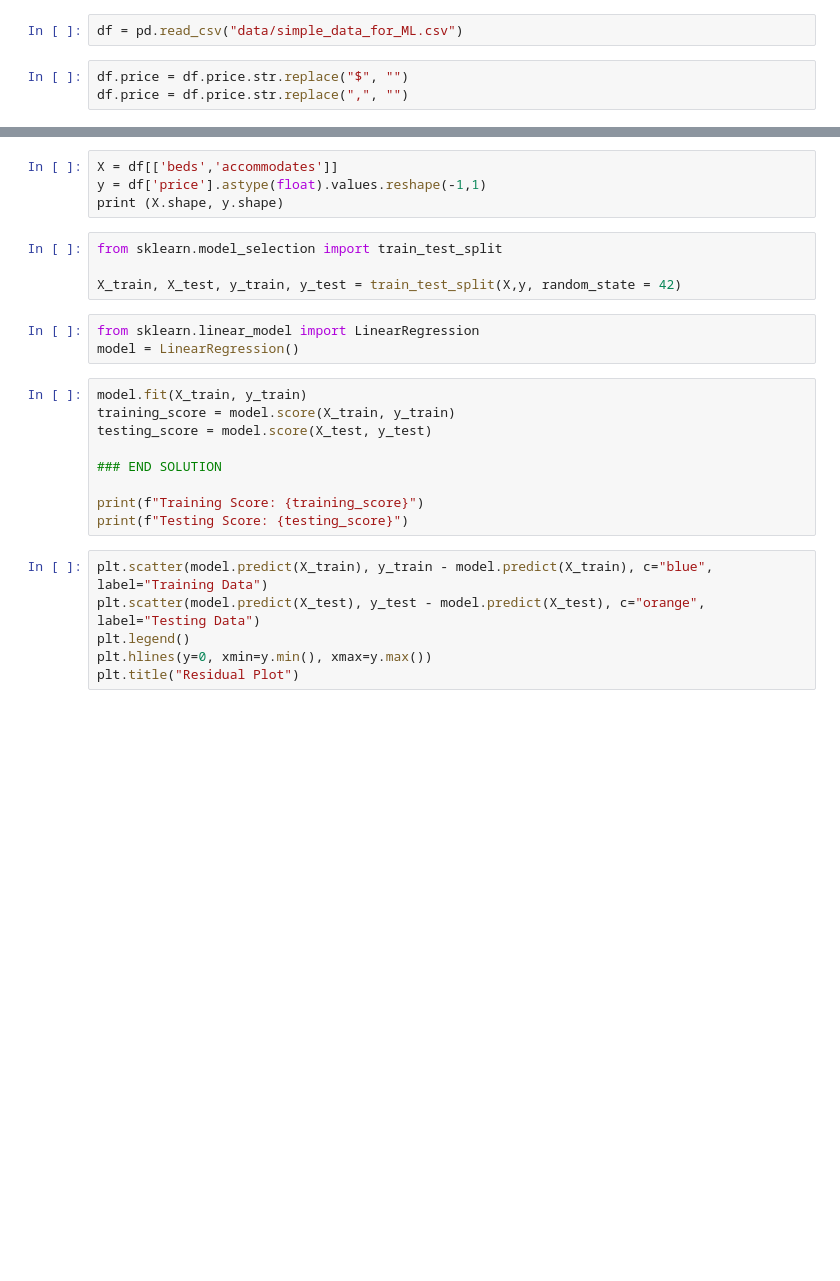
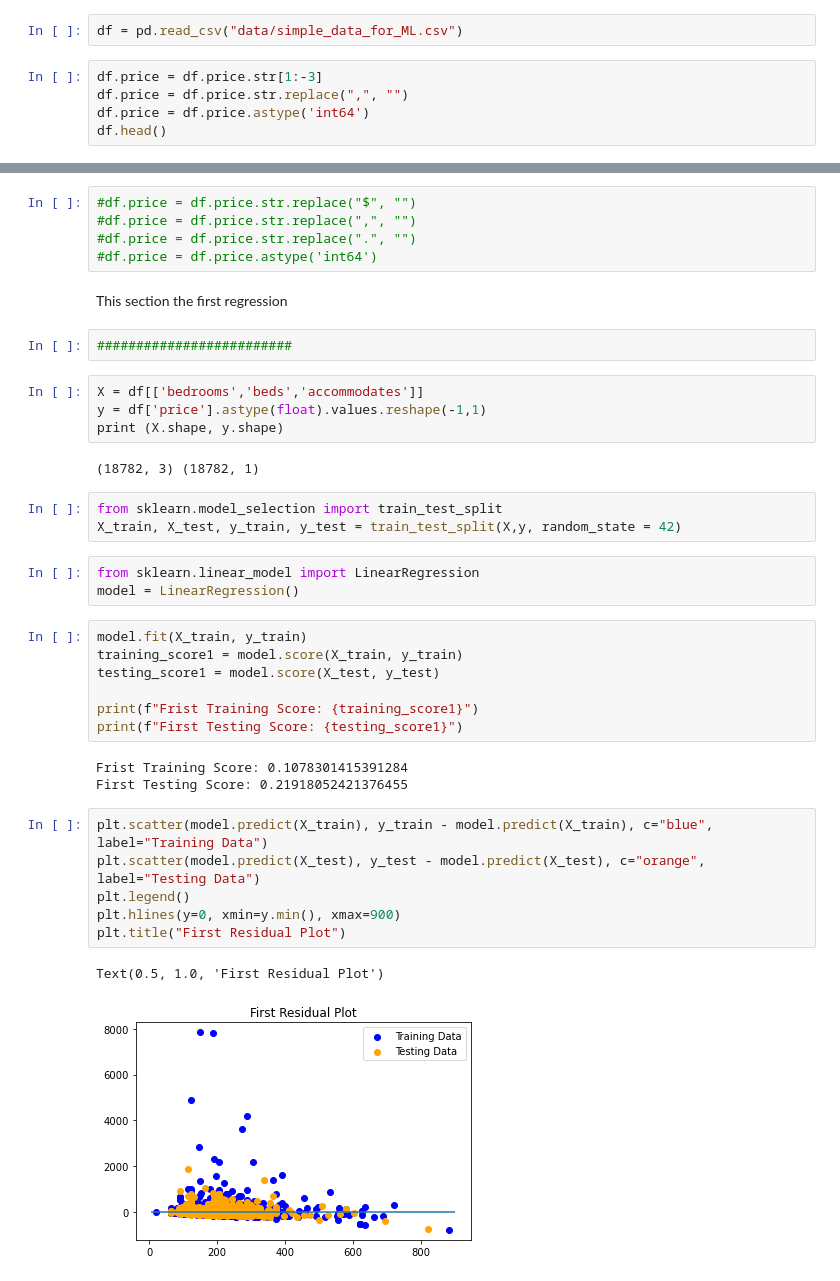
Before and after one commit to zhr47/Final_Project, a Jupyter notebook: ML_model.ipynb, the cells around one changed output, grey strips where cells are left out. Saved outputs shown, nothing was run; the diff lists cells and outputs as text; blank space fills up the shorter version.

```diff
--- a/ML_model.ipynb
+++ b/ML_model.ipynb
@@ -13,5 +22,7 @@ import tensorflow
 # %%
 df = pd.read_csv("data/simple_data_for_ML.csv")
 # %%
-df.price = df.price.str.replace("$", "")
+df.price = df.price.str[1:-3]
 df.price = df.price.str.replace(",", "")
+df.price = df.price.astype('int64')
+df.head()
@@ -18,26 +36,40 @@ df.price = df.price.str.replace(",", "")
+# %%
+#df.price = df.price.str.replace("$", "")
+#df.price = df.price.str.replace(",", "")
+#df.price = df.price.str.replace(".", "")
+#df.price = df.price.astype('int64')
+# %% [markdown]
+This section the first regression
+# %%
+#########################
 # %%
-X = df[['beds','accommodates']]
+X = df[['bedrooms','beds','accommodates']]
 y = df['price'].astype(float).values.reshape(-1,1)
 print (X.shape, y.shape)
+# %% [output]
+(18782, 3) (18782, 1)
 # %%
 from sklearn.model_selection import train_test_split
-
 X_train, X_test, y_train, y_test = train_test_split(X,y, random_state = 42)
 # %%
 from sklearn.linear_model import LinearRegression
 model = LinearRegression()
 # %%
 model.fit(X_train, y_train)
-training_score = model.score(X_train, y_train)
-testing_score = model.score(X_test, y_test)
+training_score1 = model.score(X_train, y_train)
+testing_score1 = model.score(X_test, y_test)
 
-### END SOLUTION
-
-print(f"Training Score: {training_score}")
-print(f"Testing Score: {testing_score}")
+print(f"Frist Training Score: {training_score1}")
+print(f"First Testing Score: {testing_score1}")
+# %% [output]
+Frist Training Score: 0.1078301415391284
+First Testing Score: 0.21918052421376455
 # %%
 plt.scatter(model.predict(X_train), y_train - model.predict(X_train), c="blue", label="Training Data")
 plt.scatter(model.predict(X_test), y_test - model.predict(X_test), c="orange", label="Testing Data")
 plt.legend()
-plt.hlines(y=0, xmin=y.min(), xmax=y.max())
-plt.title("Residual Plot")
+plt.hlines(y=0, xmin=y.min(), xmax=900)
+plt.title("First Residual Plot")
+# %% [output]
+Text(0.5, 1.0, 'First Residual Plot')
+[figure, added]
```
Also changed, not shown: parts of 41 cells of this notebook, 4 other files.
